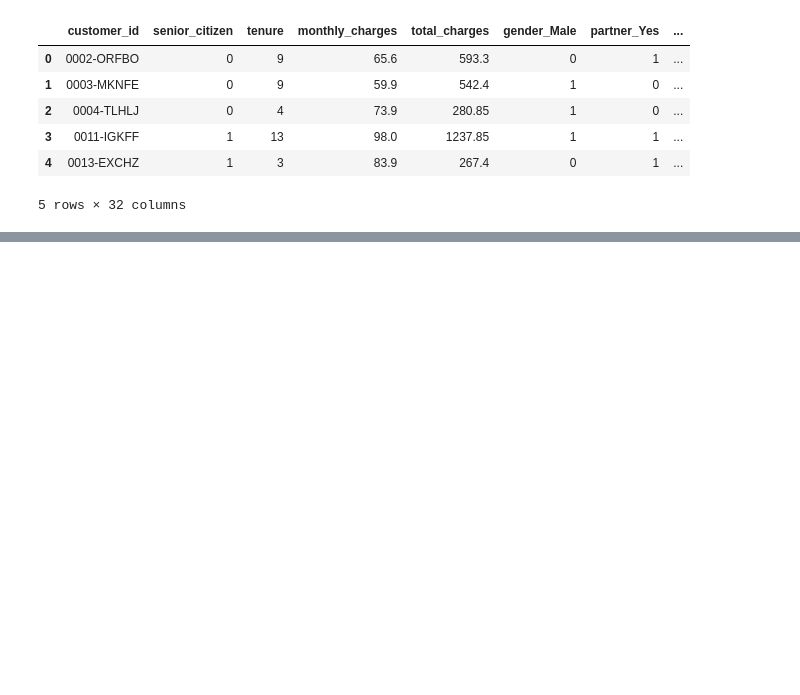
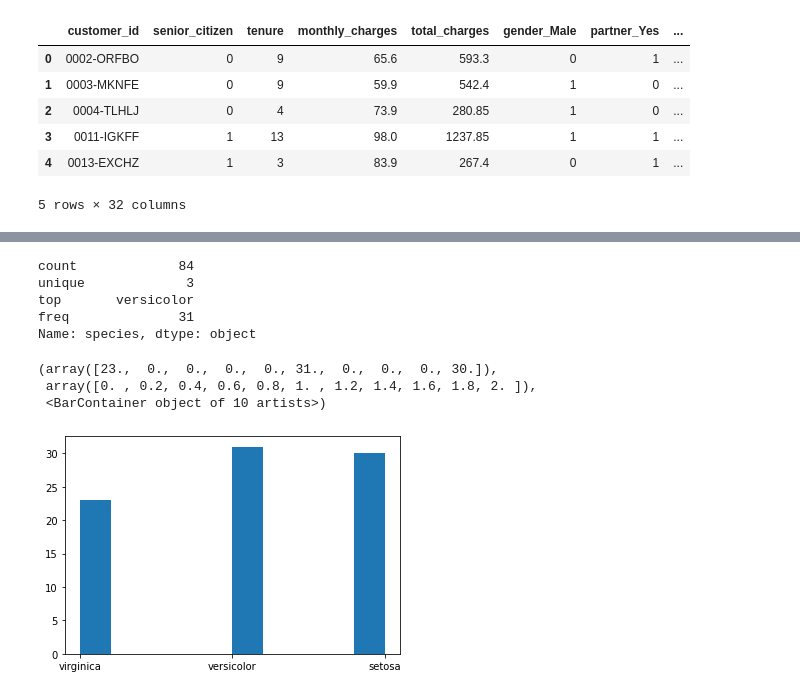
Before and after one commit to BraedenWright/classification-exercises, a Jupyter notebook: classification_exercises.ipynb, the cells around one changed output, grey strips where cells are left out. Drawn from its saved outputs; the diff is of its cells as text; code cells hidden in the pictures; blank space fills up the shorter version.

```diff
--- a/classification_exercises.ipynb
+++ b/classification_exercises.ipynb
@@ -795,0 +829,4 @@ def prep_telco(telco_df):
+# %%
+iris_df = aq.get_iris_data()
+iris_df = pp.prep_iris(iris_df)
+iris_df.head()
@@ -795,0 +841,5 @@ def prep_telco(telco_df):
+# %%
+train, test = train_test_split(iris_df,
+                               train_size = 0.8,
+                               random_state=9337)
+test.info()
@@ -795,0 +861,6 @@ def prep_telco(telco_df):
+# %%
+train, validate = train_test_split(train,
+                                  train_size = 0.7,
+                                  random_state=9337)
+
+train.info()
@@ -795,0 +907,15 @@ def prep_telco(telco_df):
+# %%
+train.species.describe()
+# %% [output]
+count             84
+unique             3
+top       versicolor
+freq              31
+Name: species, dtype: object
+# %%
+plt.hist(train.species)
+# %% [output]
+(array([23.,  0.,  0.,  0.,  0., 31.,  0.,  0.,  0., 30.]),
+ array([0. , 0.2, 0.4, 0.6, 0.8, 1. , 1.2, 1.4, 1.6, 1.8, 2. ]),
+ <BarContainer object of 10 artists>)
+[figure, added]
```
Also changed, not shown: parts of 8 cells of this notebook, 1 other file.
